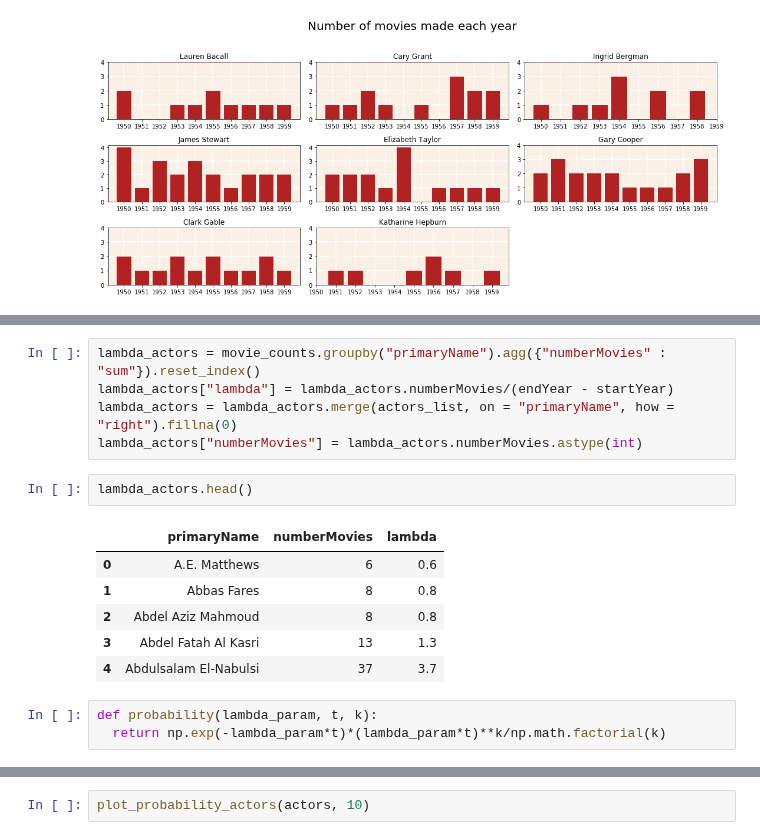
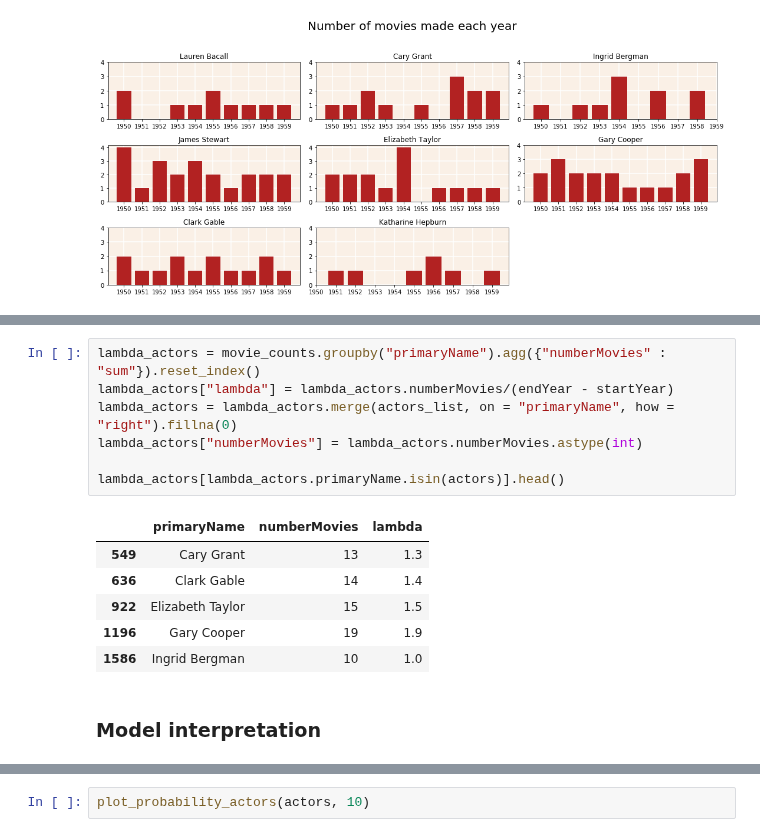
Before and after one commit to MaximeKan/Statistical-Modeling, a Jupyter notebook: Actors_movie_counts.ipynb, the cells around one changed output, grey strips where cells are left out. Saved outputs shown, nothing was run; the diff lists cells and outputs as text.

Commit message:
Reshaped and documented all until Poisson process model evaluation

```diff
--- a/Actors_movie_counts.ipynb
+++ b/Actors_movie_counts.ipynb
@@ -204,17 +216,16 @@ plot_history_actors(actors)
 # %%
 lambda_actors = movie_counts.groupby("primaryName").agg({"numberMovies" : "sum"}).reset_index()
 lambda_actors["lambda"] = lambda_actors.numberMovies/(endYear - startYear)
 lambda_actors = lambda_actors.merge(actors_list, on = "primaryName", how = "right").fillna(0)
 lambda_actors["numberMovies"] = lambda_actors.numberMovies.astype(int)
+
+lambda_actors[lambda_actors.primaryName.isin(actors)].head()
+# %% [output]
+|  | primaryName | numberMovies | lambda |
+| 549 | Cary Grant | 13 | 1.3 |
+| 636 | Clark Gable | 14 | 1.4 |
+| 922 | Elizabeth Taylor | 15 | 1.5 |
+| 1196 | Gary Cooper | 19 | 1.9 |
+| 1586 | Ingrid Bergman | 10 | 1.0 |
-# %%
-lambda_actors.head()
-# %% [output]
-|  | primaryName | numberMovies | lambda |
-| 0 | A.E. Matthews | 6 | 0.6 |
-| 1 | Abbas Fares | 8 | 0.8 |
-| 2 | Abdel Aziz Mahmoud | 8 | 0.8 |
-| 3 | Abdel Fatah Al Kasri | 13 | 1.3 |
-| 4 | Abdulsalam El-Nabulsi | 37 | 3.7 |
-# %%
-def probability(lambda_param, t, k):
-  return np.exp(-lambda_param*t)*(lambda_param*t)**k/np.math.factorial(k)
+# %% [markdown]
+### Model interpretation
```
Also changed, not shown: parts of 65 cells of this notebook.
